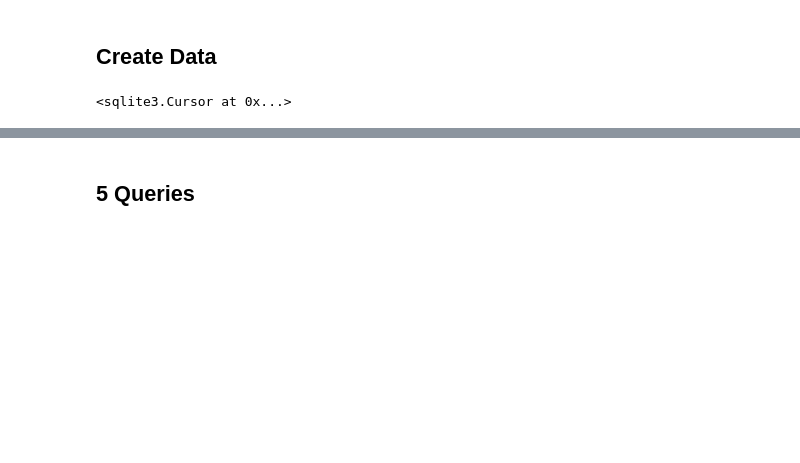
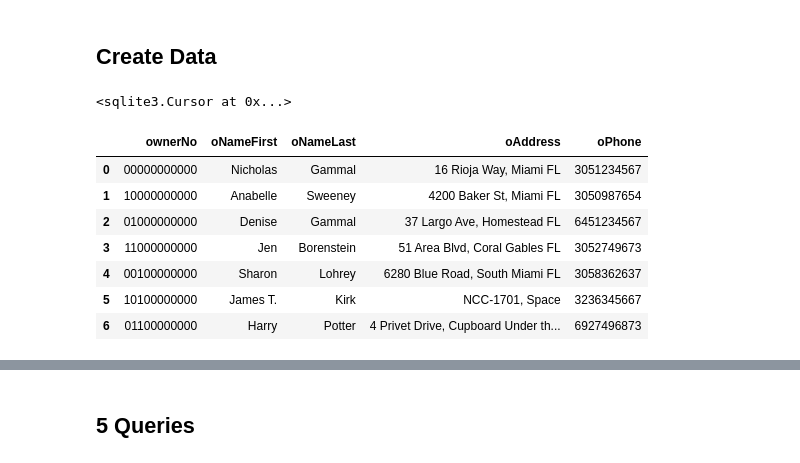
Before and after one commit to nickgammal/DSC623_Final_Project_NickGammal, a Jupyter notebook: Part_3/project_p3.ipynb, the cells around one changed output, grey strips where cells are left out. Cells and saved outputs as stored; diff of their text form; code cells hidden in the pictures; blank space fills up the shorter version.

```diff
--- a/Part_3/project_p3.ipynb
+++ b/Part_3/project_p3.ipynb
@@ -209,3 +232,15 @@ cur.execute(
 )
 # %% [output]
 <sqlite3.Cursor at 0x...>
+# %%
+cur.execute("SELECT * FROM Owner")
+show()
+# %% [output]
+|  | ownerNo | oNameFirst | oNameLast | oAddress | oPhone |
+| 0 | 00000000000 | Nicholas | Gammal | 16 Rioja Way, Miami FL | 3051234567 |
+| 1 | 10000000000 | Anabelle | Sweeney | 4200 Baker St, Miami FL | 3050987654 |
+| 2 | 01000000000 | Denise | Gammal | 37 Largo Ave, Homestead FL | 6451234567 |
+| 3 | 11000000000 | Jen | Borenstein | 51 Area Blvd, Coral Gables FL | 3052749673 |
+| 4 | 00100000000 | Sharon | Lohrey | 6280 Blue Road, South Miami FL | 3058362637 |
+| 5 | 10100000000 | James T. | Kirk | NCC-1701, Space | 3236345667 |
+| 6 | 01100000000 | Harry | Potter | 4 Privet Drive, Cupboard Under th... | 6927496873 |
```
Also changed, not shown: parts of 11 cells of this notebook, 7 other files.
